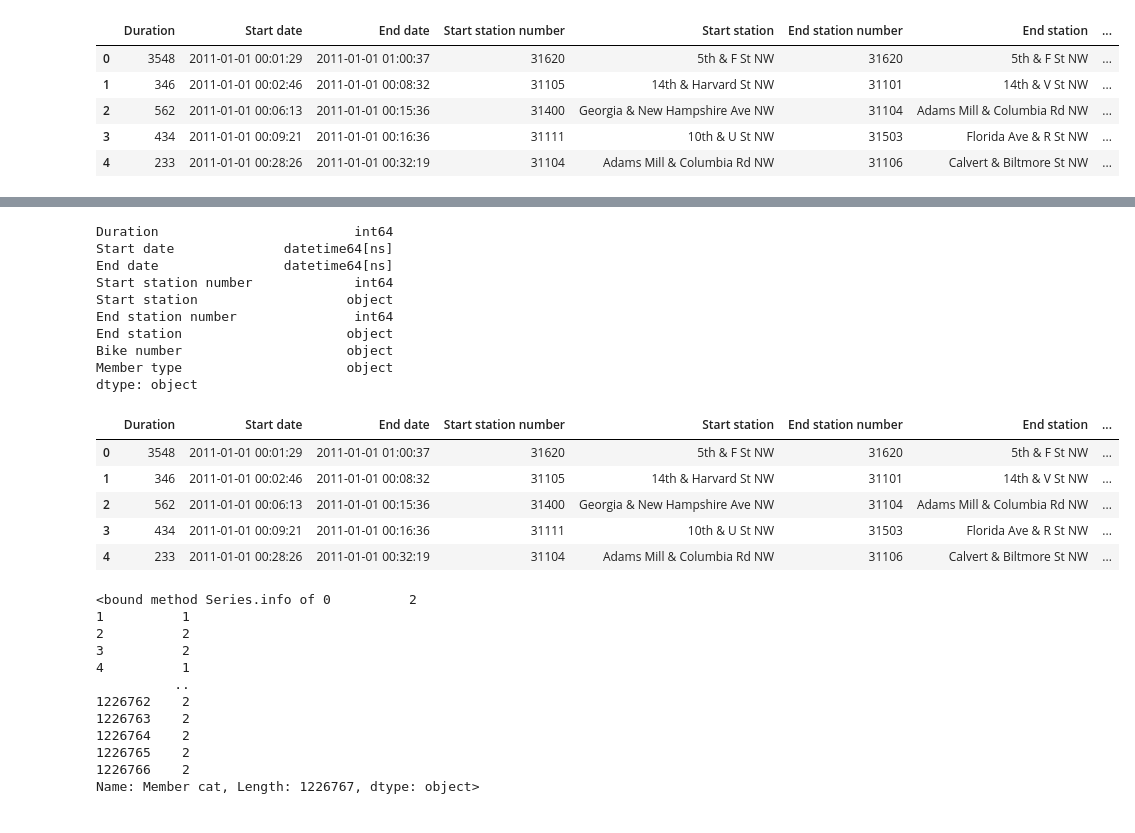
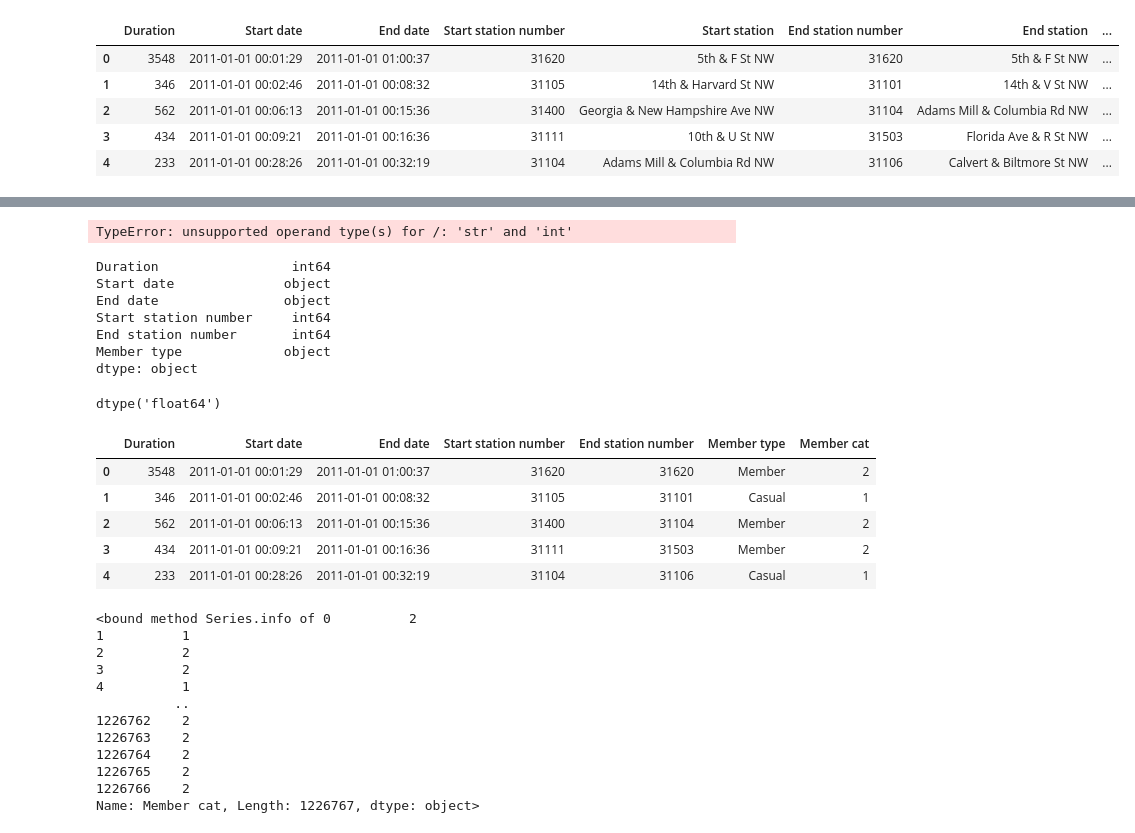
Before and after one commit to movifu1982/Bike-project, a Jupyter notebook: bike sprint 2.ipynb, the cells around one changed output, grey strips where cells are left out. Saved outputs shown, nothing was run; the diff lists cells and outputs as text; code cells hidden in the pictures.

```diff
--- a/bike sprint 2.ipynb
+++ b/bike sprint 2.ipynb
@@ -63,2 +83,2 @@ bike_station["Start date"] = bike_station["Start date"].astype('datetime64[ns]')
 # %%
-bike_station["End date"] = bike_station["End date"].astype('datetime64[ns]')
+bike_station2["End date"] = bike_station2["End date"].astype('datetime64[ns]')
@@ -68,0 +85,2 @@ bike_station["End date"] = bike_station["End date"].astype('datetime64[ns]')
+# %%
+bike_station2["Duration"] = bike_station2["Duration"].astype('int64')
@@ -77,0 +138,2 @@ final_minute = [int(i) for i in lst]
+# %%
+bike_station2['dura_min']=(bike_station2['Duration']/60).round(0)
@@ -78,13 +149,18 @@ final_minute = [int(i) for i in lst]
+# %%
+bike_station2.loc([bike_station2['Duration'] == 0, 'Dur min'] == ['Duration' / 60])
+# %% [output]
+TypeError: unsupported operand type(s) for /: 'str' and 'int'
 # %%
-bike_station.dtypes
+bike_station2.dtypes
 # %% [output]
-Duration                         int64
-Start date              datetime64[ns]
-End date                datetime64[ns]
-Start station number             int64
-Start station                   object
-End station number               int64
-End station                     object
-Bike number                     object
-Member type                     object
+Duration                 int64
+Start date              object
+End date                object
+Start station number     int64
+End station number       int64
+Member type             object
 dtype: object
+# %%
+minute_frame.dtypes
+# %% [output]
+dtype('float64')
@@ -91,14 +169,14 @@ dtype: object
 # %%
-bike_station.loc[bike_station['Member type'] == "Casual", 'Member cat'] = "1"
-bike_station.loc[bike_station['Member type'] == "Member", 'Member cat'] = "2"
-bike_station.loc[bike_station['Member type'] == "Unknown", 'Member cat'] = "1"
+bike_station2.loc[bike_station2['Member type'] == "Casual", 'Member cat'] = "1"
+bike_station2.loc[bike_station2['Member type'] == "Member", 'Member cat'] = "2"
+bike_station2.loc[bike_station2['Member type'] == "Unknown", 'Member cat'] = "1"
 # %%
-bike_station.head(5)
+bike_station2.head(5)
 # %% [output]
-|  | Duration | Start date | End date | Start station number | Start station | End station number | End station | ... |
-| 0 | 3548 | 2011-01-01 00:01:29 | 2011-01-01 01:00:37 | 31620 | 5th & F St NW | 31620 | 5th & F St NW | ... |
-| 1 | 346 | 2011-01-01 00:02:46 | 2011-01-01 00:08:32 | 31105 | 14th & Harvard St NW | 31101 | 14th & V St NW | ... |
-| 2 | 562 | 2011-01-01 00:06:13 | 2011-01-01 00:15:36 | 31400 | Georgia & New Hampshire Ave NW | 31104 | Adams Mill & Columbia Rd NW | ... |
-| 3 | 434 | 2011-01-01 00:09:21 | 2011-01-01 00:16:36 | 31111 | 10th & U St NW | 31503 | Florida Ave & R St NW | ... |
-| 4 | 233 | 2011-01-01 00:28:26 | 2011-01-01 00:32:19 | 31104 | Adams Mill & Columbia Rd NW | 31106 | Calvert & Biltmore St NW | ... |
+|  | Duration | Start date | End date | Start station number | End station number | Member type | Member cat |
+| 0 | 3548 | 2011-01-01 00:01:29 | 2011-01-01 01:00:37 | 31620 | 31620 | Member | 2 |
+| 1 | 346 | 2011-01-01 00:02:46 | 2011-01-01 00:08:32 | 31105 | 31101 | Casual | 1 |
+| 2 | 562 | 2011-01-01 00:06:13 | 2011-01-01 00:15:36 | 31400 | 31104 | Member | 2 |
+| 3 | 434 | 2011-01-01 00:09:21 | 2011-01-01 00:16:36 | 31111 | 31503 | Member | 2 |
+| 4 | 233 | 2011-01-01 00:28:26 | 2011-01-01 00:32:19 | 31104 | 31106 | Casual | 1 |
 # %%
```
Also changed, not shown: parts of 31 cells of this notebook.
